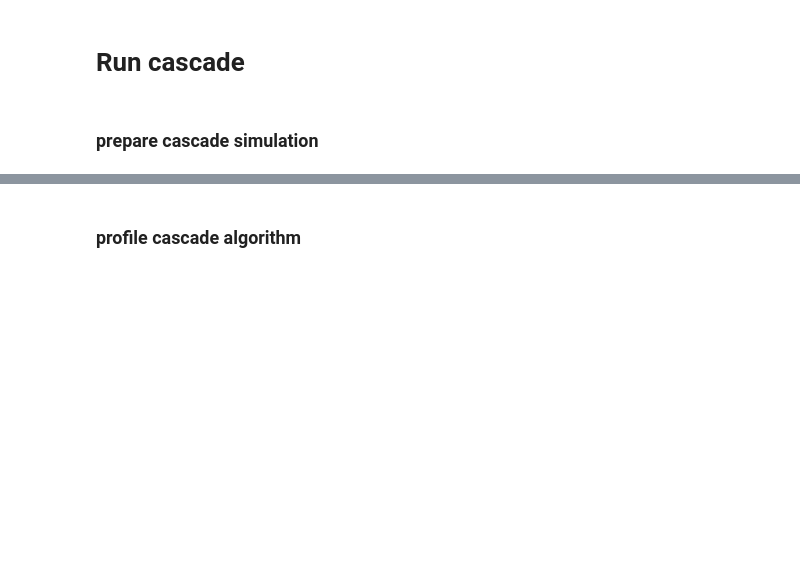
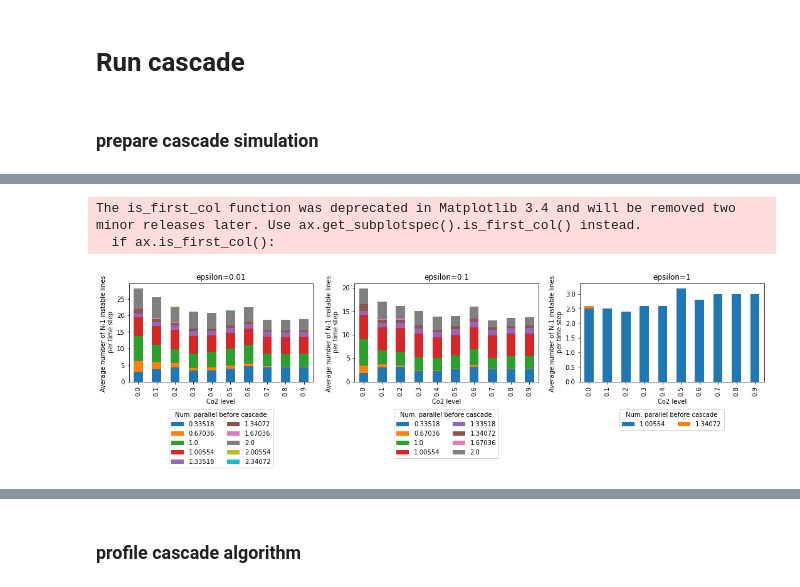
Before and after one commit to maurizio-titz/Power-system-split, a Jupyter notebook: notebooks/compare_sclopf_lopf_results.ipynb, the cells around one changed output, grey strips where cells are left out. Cells and saved outputs as stored; diff of their text form; code cells hidden in the pictures; blank space fills up the shorter version.

```diff
--- a/notebooks/compare_sclopf_lopf_results.ipynb
+++ b/notebooks/compare_sclopf_lopf_results.ipynb
@@ -447,0 +490,18 @@ INFO:pypsa.io:Imported network sclopf-elec_s_800_ec_lv1.0_Co2L0.5-3H.nc has buse
+# %%
+fig, axs = plt.subplots(1, len(epsilon_list), figsize=(15,5))
+for ax,epsilon in zip(axs,epsilon_list):
+
+    cascade_results.loc[:, 'num_parallel_before'] = np.around(cascade_results.loc[:, 'num_parallel_before'].values, 5)
+    data=cascade_results[cascade_results.epsilon==epsilon].groupby(by=['co2l', 'num_parallel_before', 'snapshot']).size().unstack('snapshot').fillna(0).mean(1).unstack()
+    data.reset_index(inplace=True, drop=True)
+    data.plot.bar(stacked=True, ax=ax)
+    ax.set_xticklabels(co2l_list)
+    ax.legend(ncol=2, bbox_to_anchor=(0.8,-0.25), title='Num. parallel before cascade')
+    ax.set_ylabel('Average number of N-1 instable lines \n per time step')
+    ax.set_title('epsilon={}'.format(epsilon))
+    ax.set_xlabel('Co2 level')
+plt.tight_layout()
+# %% [output]
+The is_first_col function was deprecated in Matplotlib 3.4 and will be removed two minor releases later. Use ax.get_subplotspec().is_first_col() instead.
+  if ax.is_first_col():
+[figure, added]
```
Also changed, not shown: parts of 16 cells of this notebook.
